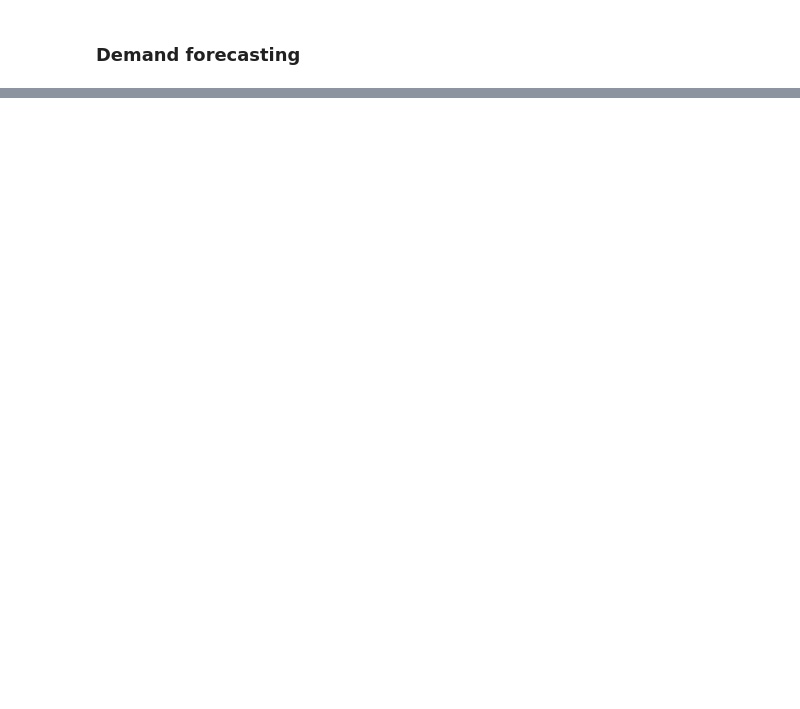
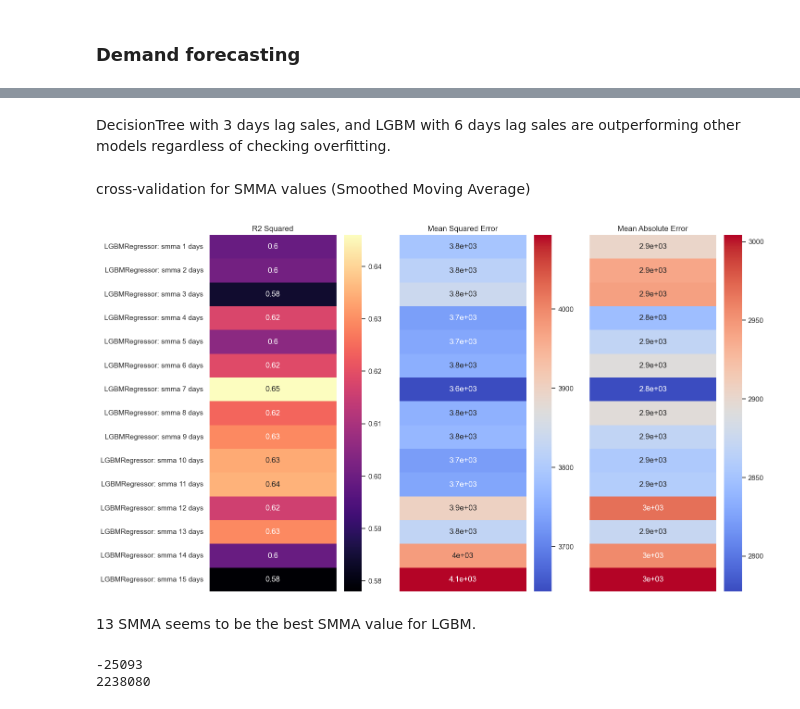
Before and after one commit to patcha-ranat/Ecommerce-Invoice-End-to-end, a Jupyter notebook: model_dev.ipynb, the cells around one changed output, grey strips where cells are left out. Saved outputs shown, nothing was run; the diff lists cells and outputs as text; code cells hidden in the pictures; blank space fills up the shorter version.

```diff
--- a/model_dev.ipynb
+++ b/model_dev.ipynb
@@ -772,0 +888,4 @@ rules_important_metrics.head(20)
+# %% [markdown]
+DecisionTree with 3 days lag sales, and LGBM with 6 days lag sales are outperforming other models regardless of checking overfitting.
+# %% [markdown]
+cross-validation for SMMA values (Smoothed Moving Average)
@@ -772,0 +947,27 @@ rules_important_metrics.head(20)
+# %%
+fig, axs = plt.subplots(ncols=3, figsize=(15, 10), sharey=True)
+
+sns.heatmap(pd.DataFrame(score_df.set_index('model_test').iloc[:, 0], score_df['model_test'].tolist()), cmap='magma', cbar=True, annot=True, ax=axs[0])
+axs[0].set_title('R2 Squared')
+axs[0].set_xticklabels('')
+
+sns.heatmap(pd.DataFrame(score_df.set_index('model_test').iloc[:, 1], score_df['model_test'].tolist()), cmap='coolwarm', cbar=True, annot=True, ax=axs[1])
+axs[1].set_title('Mean Squared Error')
+axs[1].set_xticklabels('')
+
+sns.heatmap(pd.DataFrame(score_df.set_index('model_test').iloc[:, 2], score_df['model_test'].tolist()), cmap='coolwarm', cbar=True, annot=True, ax=axs[2])
+axs[2].set_title('Mean Absolute Error')
+axs[2].set_xticklabels('')
+plt.show()
+# %% [output]
+[figure, added]
+# %% [markdown]
+13 SMMA seems to be the best SMMA value for LGBM.
+# %%
+# df
+print(df[df['Quantity'] < 0]['Quantity'].sum())
+print(df[df['Quantity'] > 0]['Quantity'].sum())
+# df['all_bought'] = df['Quantity'].apply(lambda x: sum(x) if x > 0 else 0)
+# %% [output]
+-25093
+2238080
```
Also changed, not shown: parts of 14 cells of this notebook, 3 other files.
